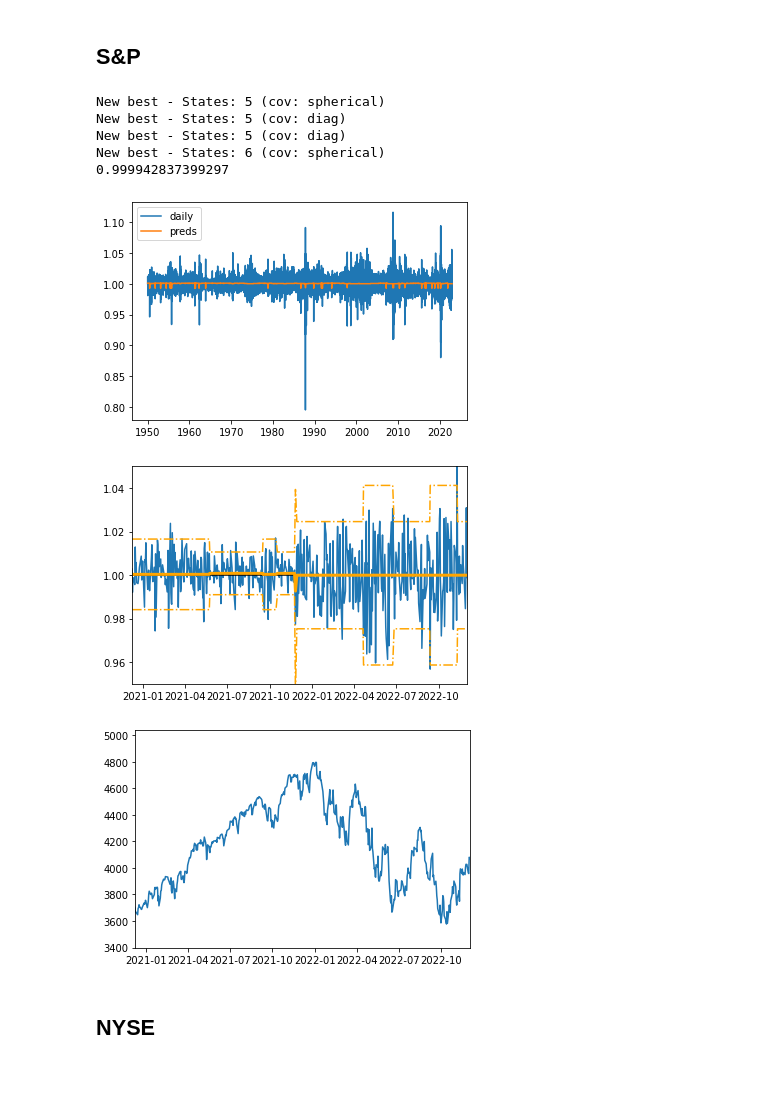
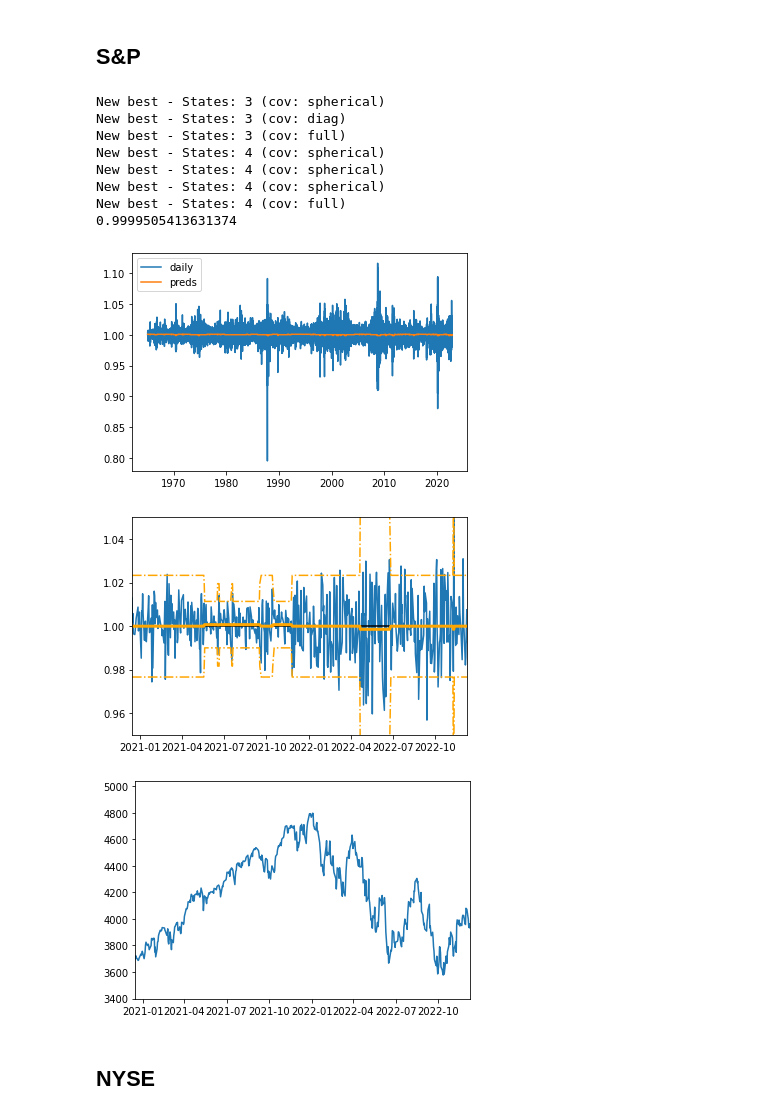
Before and after one commit to damiansp/marketModeling, a Jupyter notebook: notebooks/HMM.py.ipynb, the cells around one changed output. Saved outputs shown, nothing was run; the diff lists cells and outputs as text; code cells hidden in the pictures; blank space fills up the shorter version.

```diff
--- a/notebooks/HMM.py.ipynb
+++ b/notebooks/HMM.py.ipynb
@@ -16,6 +16,6 @@ datetime.date(2022, 12, 3)
 # %%
 sp = yf.download(
-    '^GSPC', start='1950-01-01', end=str(TOMORROW)).sort_index()
+    '^GSPC', start='1965-01-01', end=str(TOMORROW)).sort_index()
 nyse = yf.download(
     '^NYA', start='1965-01-01', end=str(TOMORROW)).sort_index()
 nas = yf.download(
@@ -157,20 +157,23 @@ def get_expected_val(mod, current_state, means):
 # %% [markdown]
 ## S&P
 # %%
-sp_mod = find_best_mod(sp.sp_daily, n_states=[5, 6, 7])
+sp_mod = find_best_mod(sp.sp_daily, n_states=[3, 4, 5, 6])
 sp_preds, sp_ses, sp_means, sp_current = get_preds(sp.sp_daily, sp_mod)
 plot_mod(sp, sp_preds, sp_ses, 'sp')
 sp_exp = get_expected_val(sp_mod, sp_current, sp_means)
 print(sp_exp)
 # %% [output]
-New best - States: 5 (cov: spherical)
-New best - States: 5 (cov: diag)
-New best - States: 5 (cov: diag)
-New best - States: 6 (cov: spherical)
-0.999942837399297
+New best - States: 3 (cov: spherical)
+New best - States: 3 (cov: diag)
+New best - States: 3 (cov: full)
+New best - States: 4 (cov: spherical)
+New best - States: 4 (cov: spherical)
+New best - States: 4 (cov: spherical)
+New best - States: 4 (cov: full)
+0.9999505413631374
-[figure, old version]
+[figure, new version]
-[figure, old version]
+[figure, new version]
-[figure, old version]
+[figure, new version]
 # %% [markdown]
 ## NYSE
 # %%
```
Also changed, not shown: parts of 22 cells of this notebook, 11 other files.
